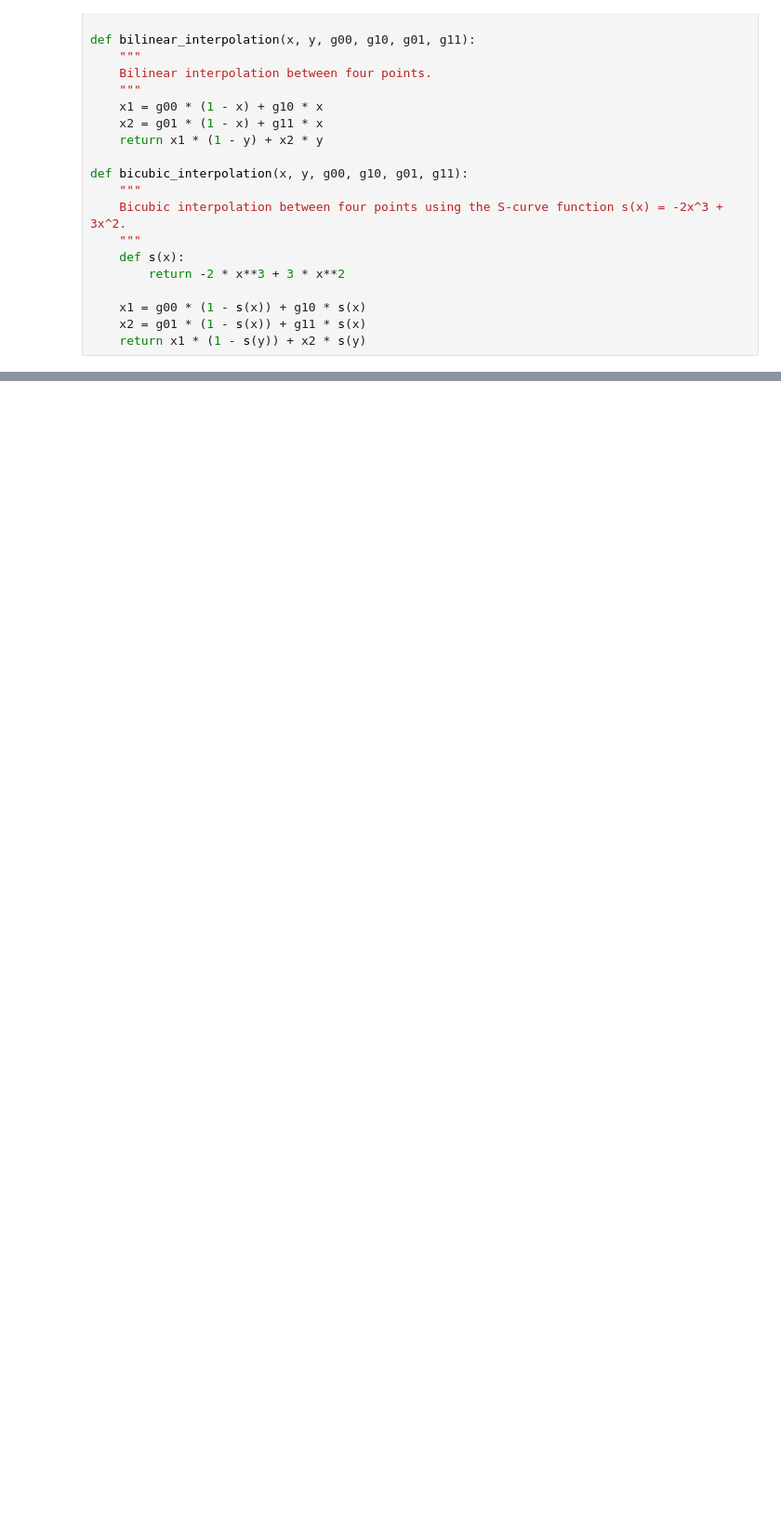
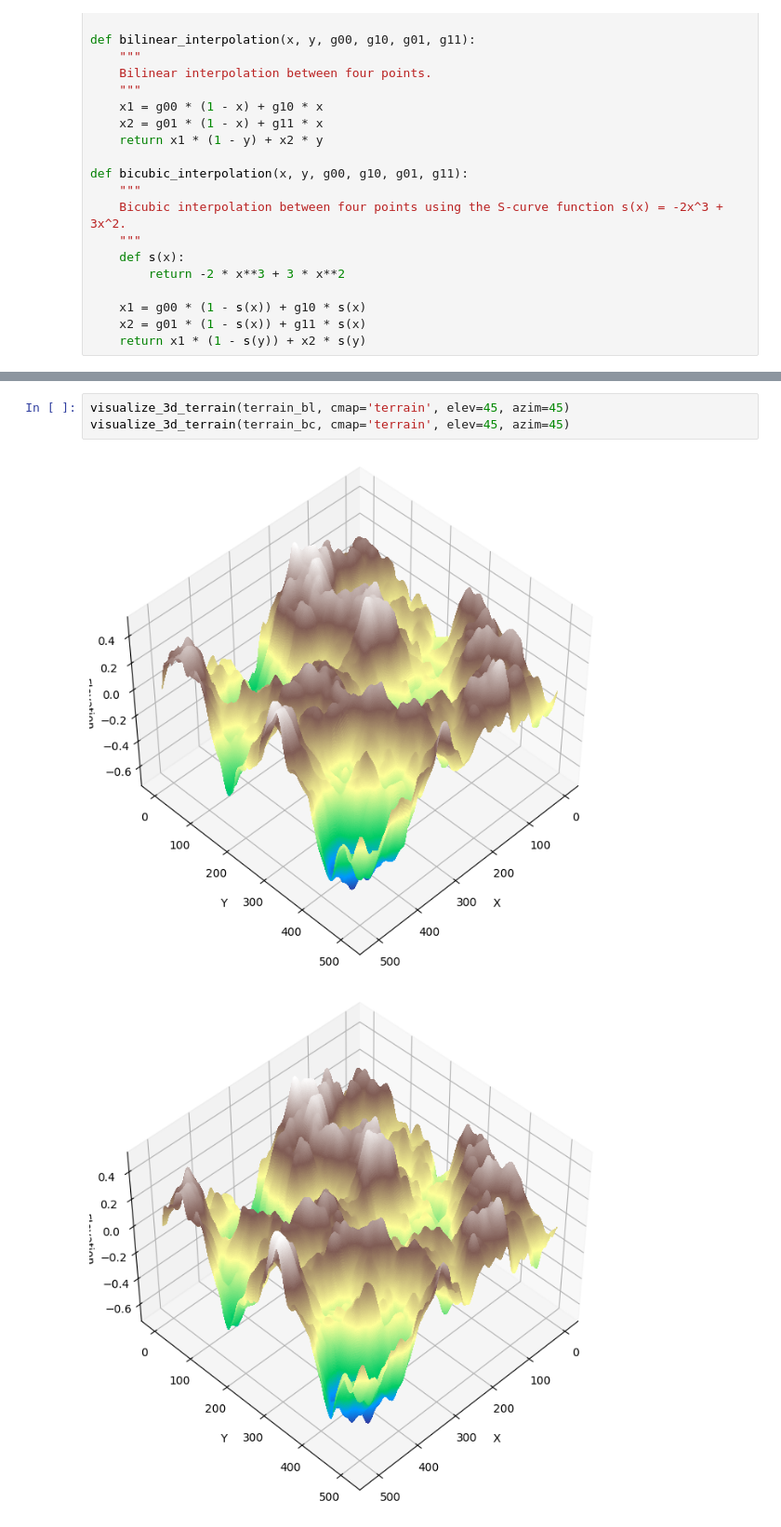
Before and after one commit to parsadaj/random-terrain-generation, a Jupyter notebook: main.ipynb, the cells around one changed output, grey strips where cells are left out. Shown at 93% size. Drawn from its saved outputs; the diff is of its cells as text; blank space fills up the shorter version.

```diff
--- a/main.ipynb
+++ b/main.ipynb
@@ -102,0 +134,6 @@ visualize_3d_terrain(terrain_bq, cmap='terrain', elev=45, azim=45)
+# %%
+visualize_3d_terrain(terrain_bl, cmap='terrain', elev=45, azim=45)
+visualize_3d_terrain(terrain_bc, cmap='terrain', elev=45, azim=45)
+# %% [output]
+[figure, added]
+[figure, added]
```
Also changed, not shown: parts of 6 cells of this notebook.
